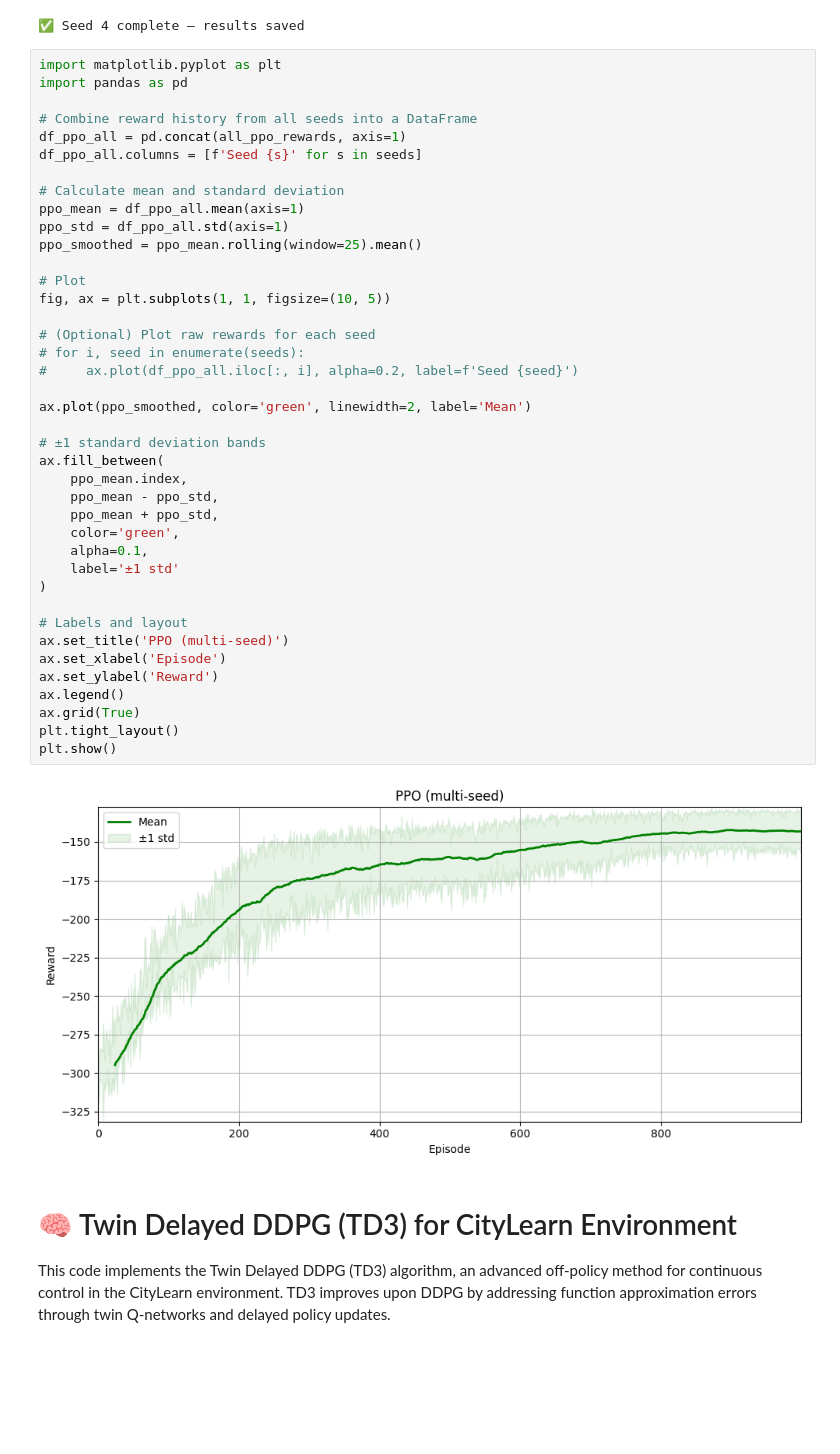
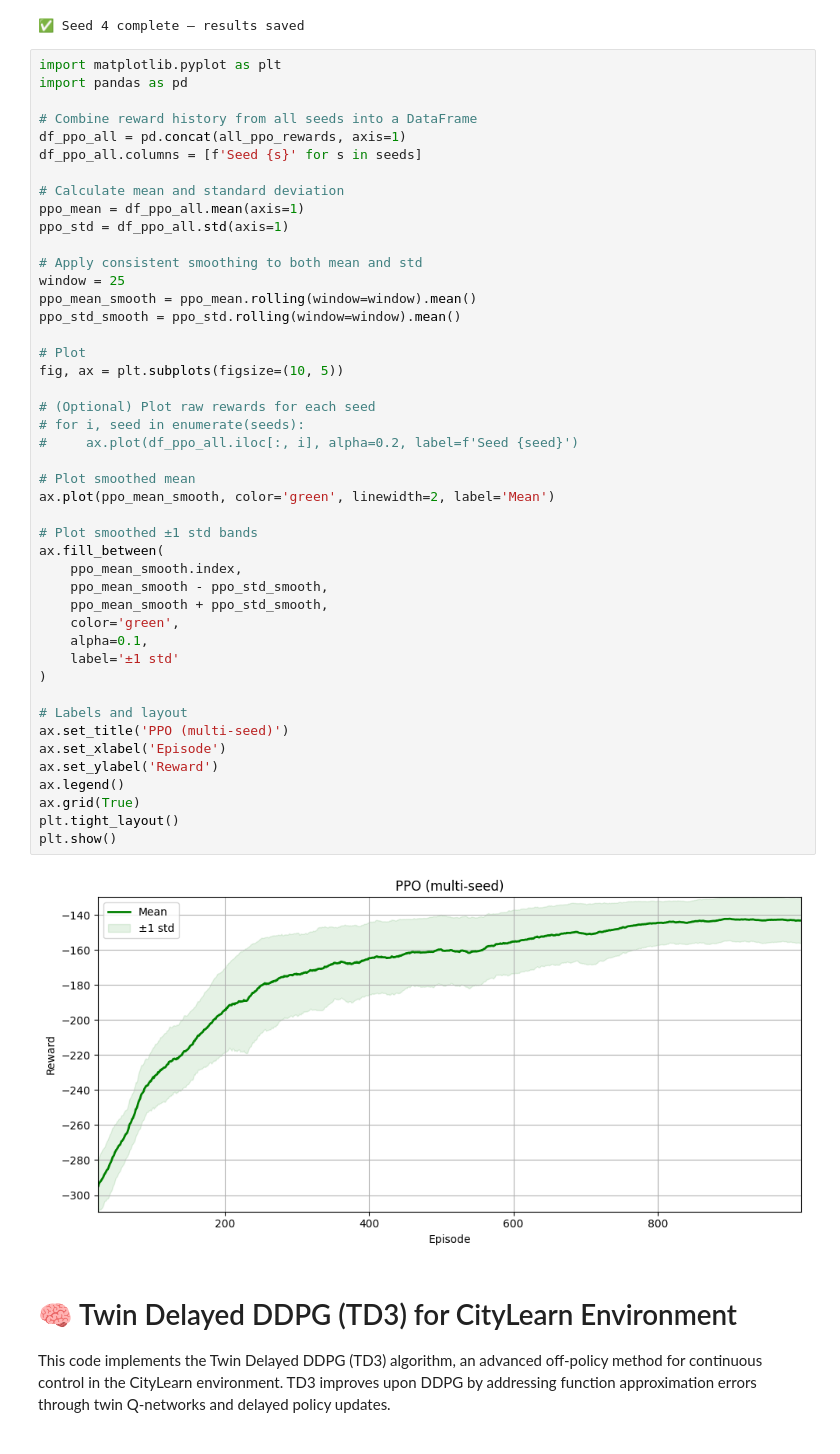
Before and after one commit to Isla-lab/CityLearnRL-Bioinformatica, a Jupyter notebook: notebooks/models/PPO_TD3_tutorial.ipynb, the cells around one changed output. Drawn from its saved outputs; the diff is of its cells as text; blank space fills up the shorter version.

```diff
--- a/notebooks/models/PPO_TD3_tutorial.ipynb
+++ b/notebooks/models/PPO_TD3_tutorial.ipynb
@@ -1874,41 +1881,46 @@ import pandas as pd
 # Combine reward history from all seeds into a DataFrame
 df_ppo_all = pd.concat(all_ppo_rewards, axis=1)
 df_ppo_all.columns = [f'Seed {s}' for s in seeds]
 
 # Calculate mean and standard deviation
 ppo_mean = df_ppo_all.mean(axis=1)
 ppo_std = df_ppo_all.std(axis=1)
-ppo_smoothed = ppo_mean.rolling(window=25).mean()
+
+# Apply consistent smoothing to both mean and std
+window = 25
+ppo_mean_smooth = ppo_mean.rolling(window=window).mean()
+ppo_std_smooth = ppo_std.rolling(window=window).mean()
 
 # Plot
-fig, ax = plt.subplots(1, 1, figsize=(10, 5))
+fig, ax = plt.subplots(figsize=(10, 5))
 
 # (Optional) Plot raw rewards for each seed
 # for i, seed in enumerate(seeds):
 #     ax.plot(df_ppo_all.iloc[:, i], alpha=0.2, label=f'Seed {seed}')
 
-ax.plot(ppo_smoothed, color='green', linewidth=2, label='Mean')
+# Plot smoothed mean
+ax.plot(ppo_mean_smooth, color='green', linewidth=2, label='Mean')
 
-# ±1 standard deviation bands
+# Plot smoothed ±1 std bands
 ax.fill_between(
-    ppo_mean.index,
-    ppo_mean - ppo_std,
-    ppo_mean + ppo_std,
+    ppo_mean_smooth.index,
+    ppo_mean_smooth - ppo_std_smooth,
+    ppo_mean_smooth + ppo_std_smooth,
     color='green',
     alpha=0.1,
     label='±1 std'
 )
 
 # Labels and layout
 ax.set_title('PPO (multi-seed)')
 ax.set_xlabel('Episode')
 ax.set_ylabel('Reward')
 ax.legend()
 ax.grid(True)
 plt.tight_layout()
 plt.show()
 # %% [output]
-[figure, old version]
+[figure, new version]
 # %% [markdown]
 # 🧠 Twin Delayed DDPG (TD3) for CityLearn Environment
 
```
Also changed, not shown: parts of 8 cells of this notebook, 14 other files.
